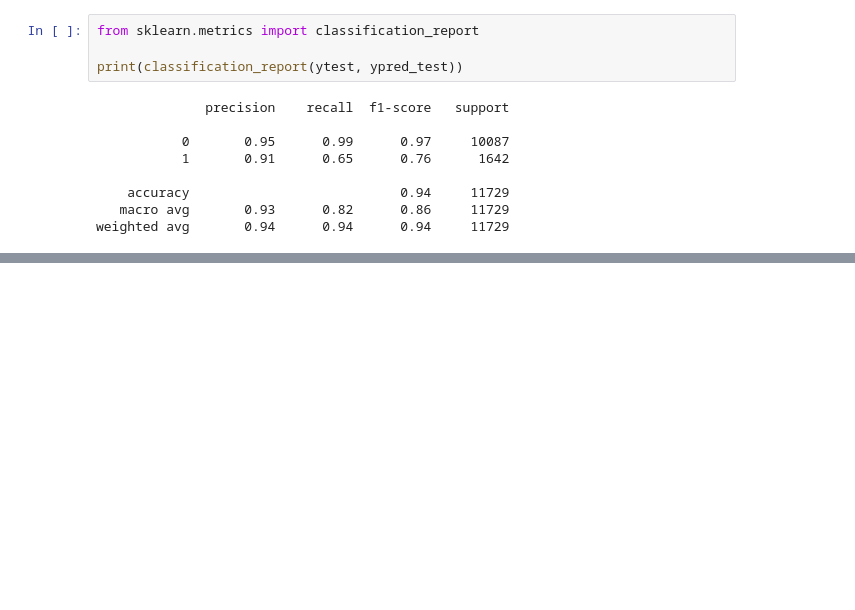
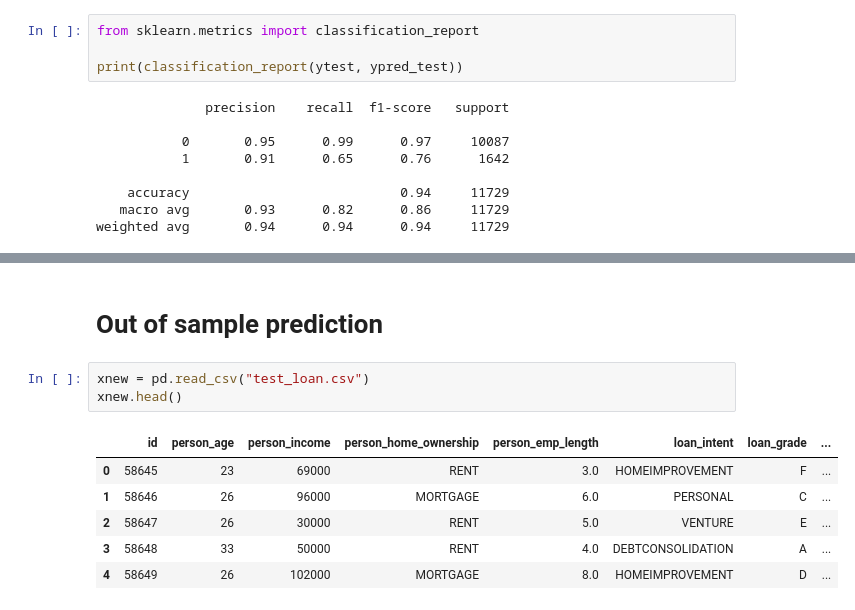
Before and after one commit to utkarshg1/ML-Wakad-Weekdays-5-7-pm-11th-Dec, a Jupyter notebook: 10 Ensemble/ensemble.ipynb, the cells around one changed output, grey strips where cells are left out. Cells and saved outputs as stored; diff of their text form; blank space fills up the shorter version.

```diff
--- a/10 Ensemble/ensemble.ipynb
+++ b/10 Ensemble/ensemble.ipynb
@@ -316,0 +447,12 @@ weighted avg       0.94      0.94      0.94     11729
+# %% [markdown]
+# Out of sample prediction
+# %%
+xnew = pd.read_csv("test_loan.csv")
+xnew.head()
+# %% [output]
+|  | id | person_age | person_income | person_home_ownership | person_emp_length | loan_intent | loan_grade | ... |
+| 0 | 58645 | 23 | 69000 | RENT | 3.0 | HOMEIMPROVEMENT | F | ... |
+| 1 | 58646 | 26 | 96000 | MORTGAGE | 6.0 | PERSONAL | C | ... |
+| 2 | 58647 | 26 | 30000 | RENT | 5.0 | VENTURE | E | ... |
+| 3 | 58648 | 33 | 50000 | RENT | 4.0 | DEBTCONSOLIDATION | A | ... |
+| 4 | 58649 | 26 | 102000 | MORTGAGE | 8.0 | HOMEIMPROVEMENT | D | ... |
```
Also changed, not shown: parts of 31 cells of this notebook, 4 other files.
